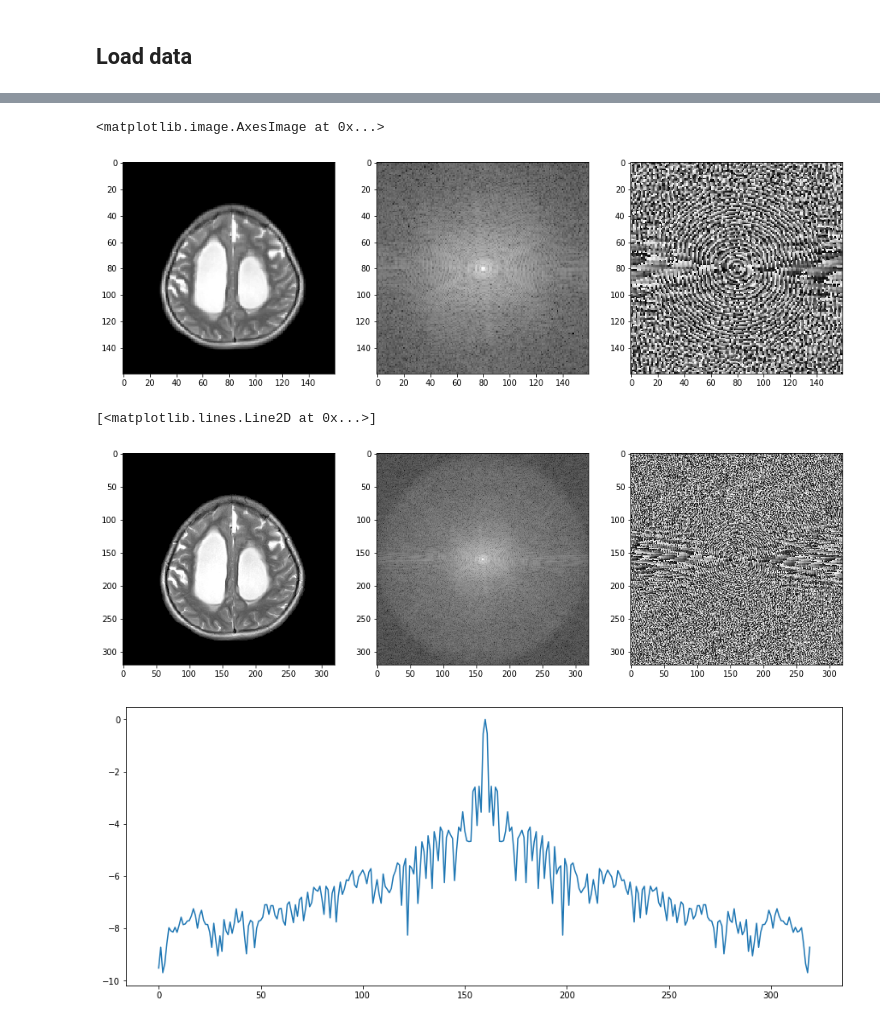
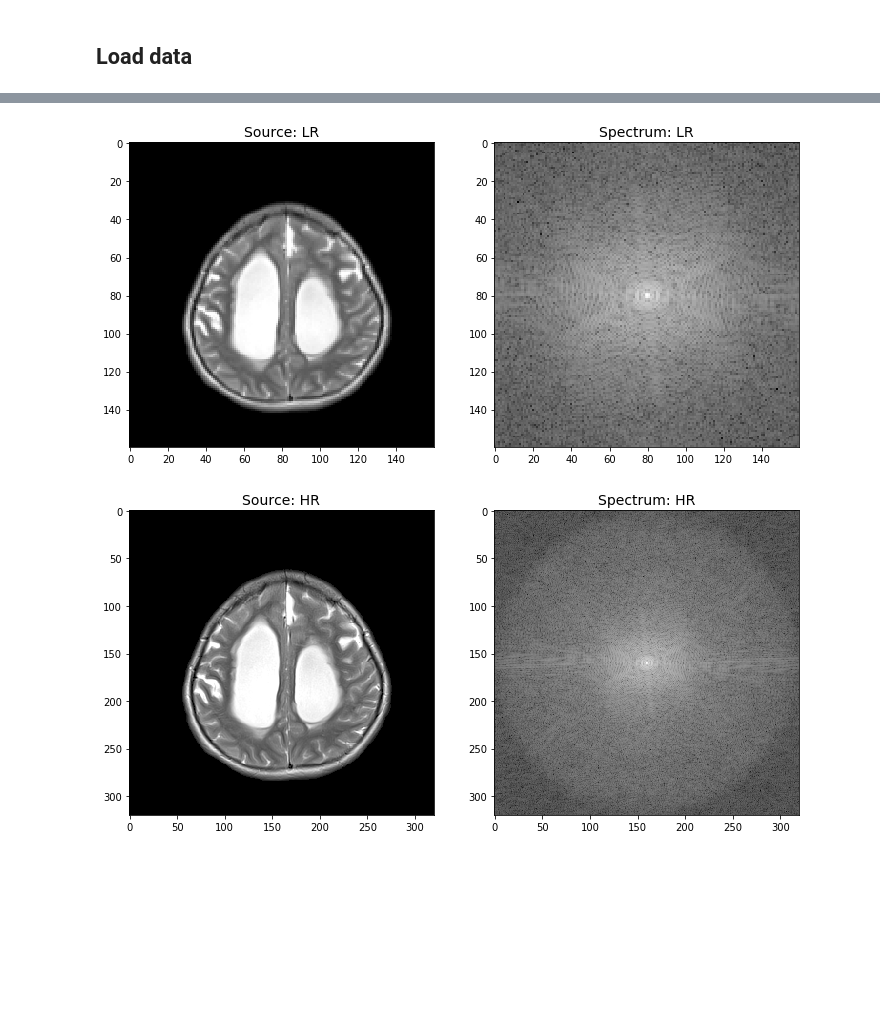
Before and after one commit to MariiaKop/SR_kspace, a Jupyter notebook: fft_backward_experiment.ipynb, the cells around one changed output, grey strips where cells are left out. Cells and saved outputs as stored; diff of their text form; code cells hidden in the pictures; blank space fills up the shorter version.

```diff
--- a/fft_backward_experiment.ipynb
+++ b/fft_backward_experiment.ipynb
@@ -45,0 +81,19 @@ samples = [s for s in os.listdir(PATH_TO_SOURCE) if s.endswith('npy')]
+# %%
+samples = [s for s in os.listdir(PATH_TO_SOURCE_TRAIN) if s.endswith('npy')]
+
+mean_k_space = np.zeros((320, 320), dtype=np.float32)
+
+for s in tqdm(samples):
+    slice = np.load(os.path.join(PATH_TO_SOURCE_TRAIN, s))[0]
+    fft = np.fft.fft2(slice)
+    fft = np.fft.fftshift(fft)
+    data = np.stack((np.real(fft), np.imag(fft)), axis=-1)
+    fft /= data.max()
+
+    fft_abs = abs(fft)
+    mean_k_space += fft_abs
+
+mean_k_space /= len(samples)
+with open(PATH_TO_HR_MEAN_KSPACE, 'wb') as f:
+    pass
+    #np.save(f, mean_k_space)
@@ -46,45 +133,26 @@ samples = [s for s in os.listdir(PATH_TO_SOURCE) if s.endswith('npy')]
 # %%
-slice_lr = np.load(os.path.join(PATH_TO_SOURCE, samples[0]))[0]
+slice_lr = np.load(os.path.join(PATH_TO_SOURCE_TRAIN, samples[0]))[0]
 slice_lr = resize(slice_lr, (160, 160), preserve_range=True).astype(np.float32)
+slice_sr = resize(slice_lr, (320, 320), preserve_range=True, order=3).astype(np.float32)
+slice_sr = torch.from_numpy(slice_sr)
+
 slice_lr = torch.from_numpy(slice_lr)
 slice_lr = torch.stack([slice_lr, torch.zeros_like(slice_lr)], dim=-1)
-
-fig, axis = plt.subplots(1, 3, figsize=(16, 5))
-axis[0].imshow(slice_lr[..., 0], cmap='gray')
 
 k_space_lr = T.fft2(slice_lr)
 k_space_lr /= k_space_lr.max()
 
-spec = torch.log(T.complex_abs(k_space_lr))
-phase = T.angle(k_space_lr) / np.pi
-data = torch.stack([spec, phase], dim=-1)
-
-axis[1].imshow(data[..., 0], cmap='gray')
-axis[2].imshow(data[..., 1], cmap='gray')
+plot_img_and_spec(slice_lr[..., 0], T.complex_abs(k_space_lr), title='LR')
 # %% [output]
-<matplotlib.image.AxesImage at 0x...>
-[figure, old version]
+[figure, new version]
 # %%
-slice = np.load(os.path.join(PATH_TO_SOURCE, samples[0]))[0]
+slice = np.load(os.path.join(PATH_TO_SOURCE_TRAIN, samples[0]))[0]
 slice = torch.from_numpy(slice)
 slice = torch.stack([slice, torch.zeros_like(slice)], dim=-1)
-
-fig, axis = plt.subplots(1, 3, figsize=(16, 5))
-axis[0].imshow(slice[..., 0], cmap='gray')
 
 k_space = T.fft2(slice)
 k_space /= k_space.max()
 
-spec = torch.log(T.complex_abs(k_space))
-phase = T.angle(k_space) / np.pi
-data = torch.stack([spec, phase], dim=-1)
-
-axis[1].imshow(data[..., 0], cmap='gray')
-axis[2].imshow(data[..., 1], cmap='gray')
-
-plt.figure(figsize=(15, 6))
-plt.plot(spec[160], )
+plot_img_and_spec(slice[..., 0], T.complex_abs(k_space), title='HR')
 # %% [output]
-[<matplotlib.lines.Line2D at 0x...>]
-[figure, old version]
+[figure, new version]
-[figure, removed]
```
Also changed, not shown: parts of 30 cells of this notebook.
